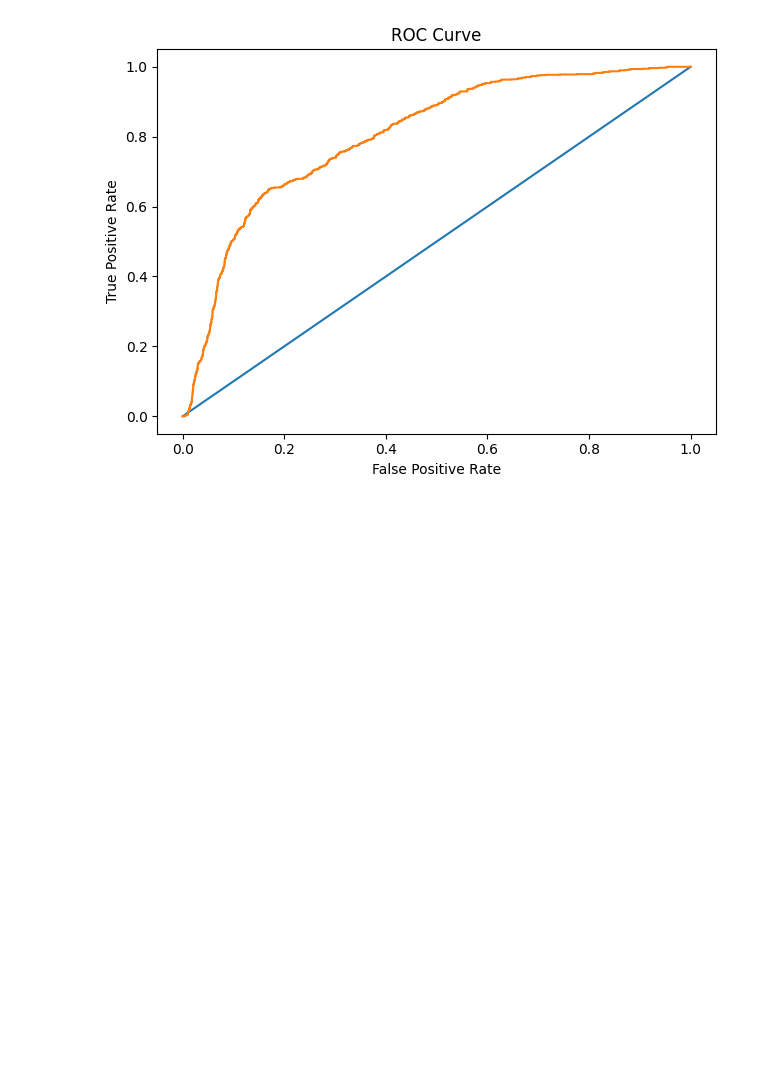
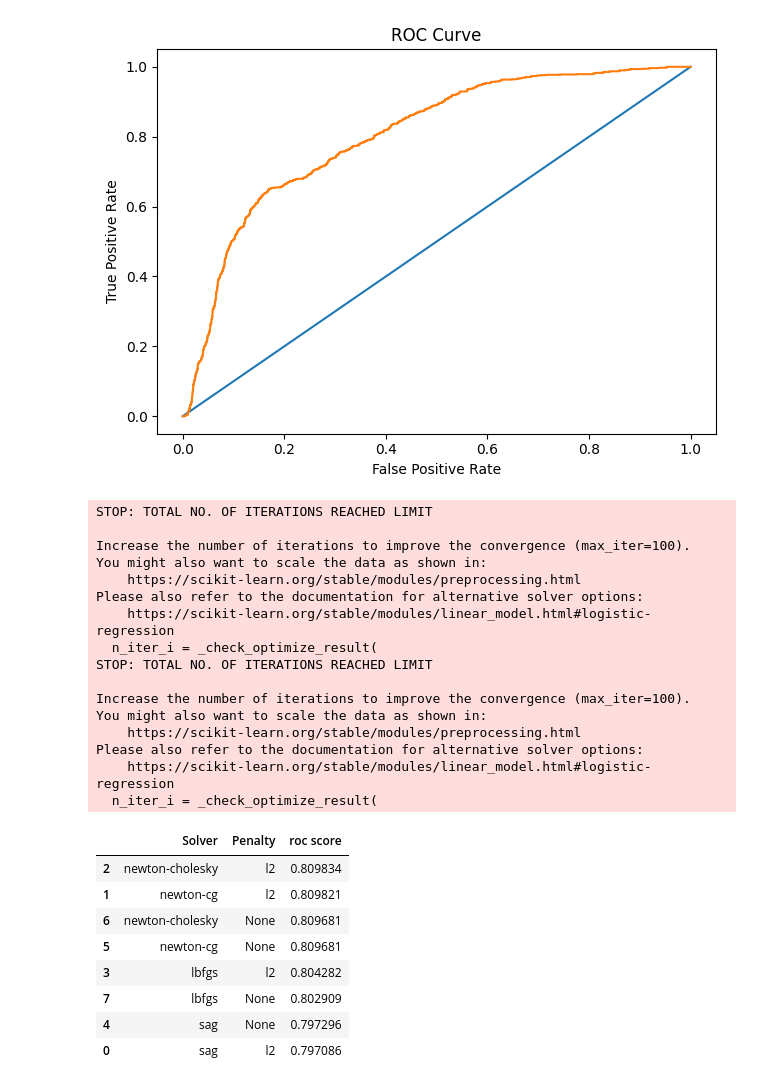
Before and after one commit to DAI-ai-code/Machine-Learning, a Jupyter notebook: day3/4_roc_hr.ipynb, the cells around one changed output. Drawn from its saved outputs; the diff is of its cells as text; code cells hidden in the pictures; blank space fills up the shorter version.

```diff
--- a/day3/4_roc_hr.ipynb
+++ b/day3/4_roc_hr.ipynb
@@ -48,3 +48,45 @@ plt.tight_layout()
 plt.show()
 # %% [output]
 [figure]
+# %%
+solver = ['sag', 'newton-cg', 'newton-cholesky', 'lbfgs']
+penalties = ['l2', None]
+scores = []
+
+
+for p in penalties:
+    for s in solver:
+        lr = LogisticRegression(solver=s, penalty=p, l1_ratio=0.5)
+        lr.fit(X_train, y_train)
+        y_pred = lr.predict_proba(X_test)
+        scores.append([s, p, roc_auc_score(y_test, y_pred[:,1])])
+
+
+df_scores = pd.DataFrame(scores, columns=['Solver', 'Penalty', 'roc score'])
+df_scores.sort_values(by='roc score', ascending=False)
+# %% [output]
+STOP: TOTAL NO. OF ITERATIONS REACHED LIMIT
+
+Increase the number of iterations to improve the convergence (max_iter=100).
+You might also want to scale the data as shown in:
+    https://scikit-learn.org/stable/modules/preprocessing.html
+Please also refer to the documentation for alternative solver options:
+    https://scikit-learn.org/stable/modules/linear_model.html#logistic-regression
+  n_iter_i = _check_optimize_result(
+STOP: TOTAL NO. OF ITERATIONS REACHED LIMIT
+
+Increase the number of iterations to improve the convergence (max_iter=100).
+You might also want to scale the data as shown in:
+    https://scikit-learn.org/stable/modules/preprocessing.html
+Please also refer to the documentation for alternative solver options:
+    https://scikit-learn.org/stable/modules/linear_model.html#logistic-regression
+  n_iter_i = _check_optimize_result(
+|  | Solver | Penalty | roc score |
+| 2 | newton-cholesky | l2 | 0.809834 |
+| 1 | newton-cg | l2 | 0.809821 |
+| 6 | newton-cholesky | None | 0.809681 |
+| 5 | newton-cg | None | 0.809681 |
+| 3 | lbfgs | l2 | 0.804282 |
+| 7 | lbfgs | None | 0.802909 |
+| 4 | sag | None | 0.797296 |
+| 0 | sag | l2 | 0.797086 |
```
Also changed, not shown: parts of 2 cells of this notebook, 1 other file.
